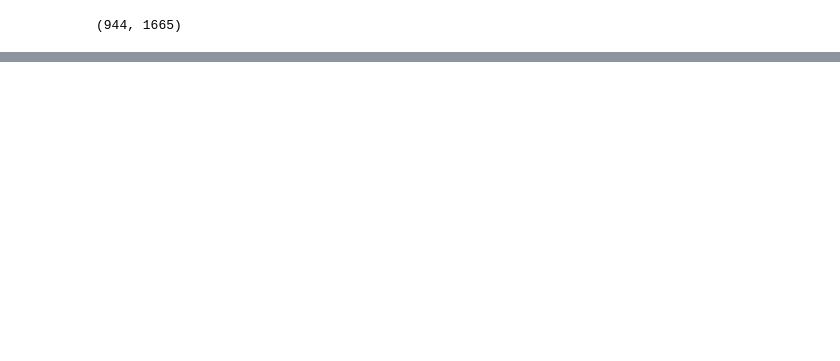
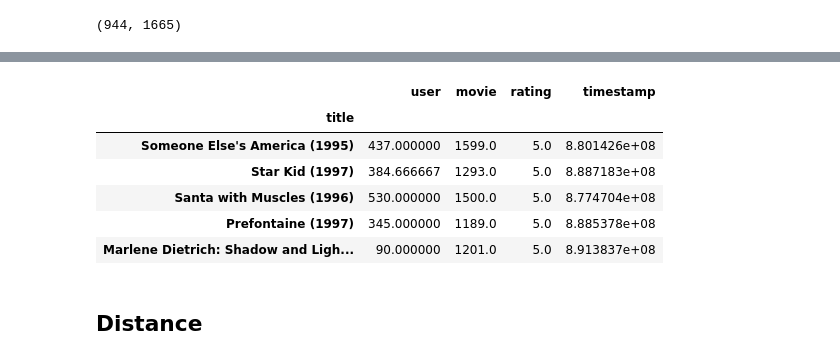
Before and after one commit to omlnaut/fastai, a Jupyter notebook: chapter8_collab_filtering.ipynb, the cells around one changed output, grey strips where cells are left out. Drawn from its saved outputs; the diff is of its cells as text; code cells hidden in the pictures; blank space fills up the shorter version.

```diff
--- a/chapter8_collab_filtering.ipynb
+++ b/chapter8_collab_filtering.ipynb
@@ -68,0 +270,12 @@ n_users, n_movies
+# %%
+mean_ratings.tail()
+# %% [output]
+|  | user | movie | rating | timestamp |
+| title |  |  |  |  |
+| Someone Else's America (1995) | 437.000000 | 1599.0 | 5.0 | 8.801426e+08 |
+| Star Kid (1997) | 384.666667 | 1293.0 | 5.0 | 8.887183e+08 |
+| Santa with Muscles (1996) | 530.000000 | 1500.0 | 5.0 | 8.774704e+08 |
+| Prefontaine (1997) | 345.000000 | 1189.0 | 5.0 | 8.885378e+08 |
+| Marlene Dietrich: Shadow and Ligh... | 90.000000 | 1201.0 | 5.0 | 8.913837e+08 |
+# %% [markdown]
+## Distance
```
Also changed, not shown: parts of 35 cells of this notebook.
